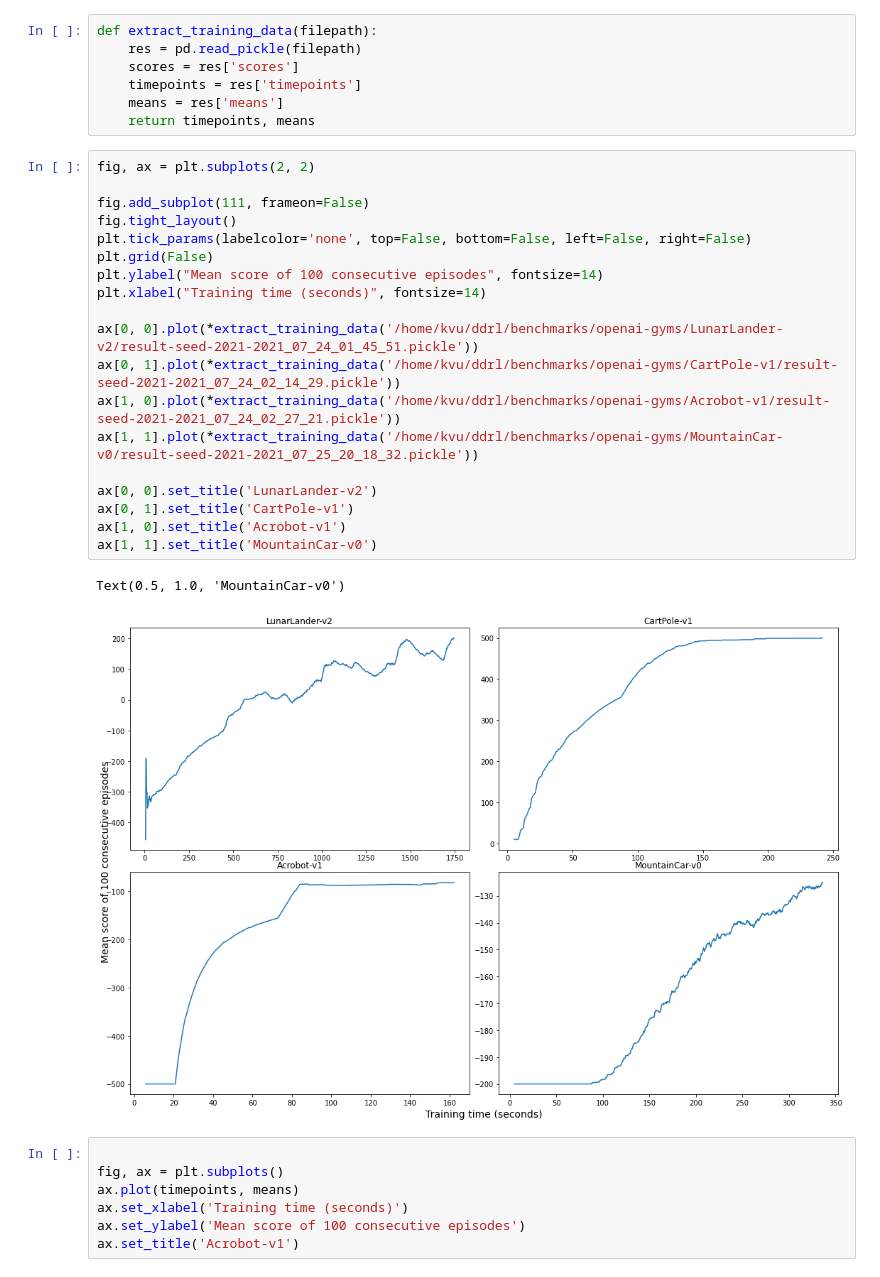
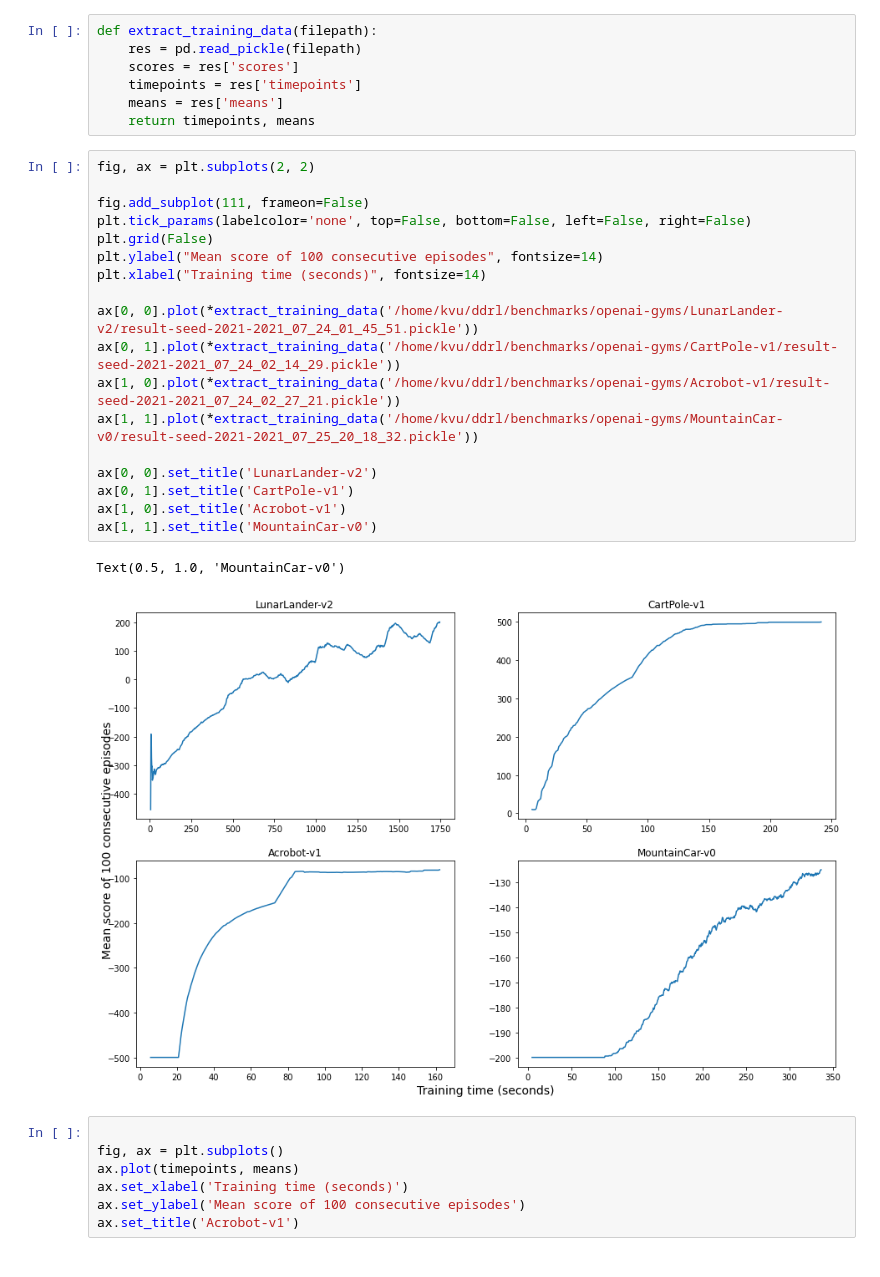
Before and after one commit to khanhvu207/ddrl, a Jupyter notebook: visualize.ipynb, the cells around one changed output. Cells and saved outputs as stored; diff of their text form.

```diff
--- a/visualize.ipynb
+++ b/visualize.ipynb
@@ -16,25 +16,24 @@ def extract_training_data(filepath):
 # %%
 fig, ax = plt.subplots(2, 2)
 
 fig.add_subplot(111, frameon=False)
-fig.tight_layout()
 plt.tick_params(labelcolor='none', top=False, bottom=False, left=False, right=False)
 plt.grid(False)
 plt.ylabel("Mean score of 100 consecutive episodes", fontsize=14)
 plt.xlabel("Training time (seconds)", fontsize=14)
 
 ax[0, 0].plot(*extract_training_data('/home/kvu/ddrl/benchmarks/openai-gyms/LunarLander-v2/result-seed-2021-2021_07_24_01_45_51.pickle'))
 ax[0, 1].plot(*extract_training_data('/home/kvu/ddrl/benchmarks/openai-gyms/CartPole-v1/result-seed-2021-2021_07_24_02_14_29.pickle'))
 ax[1, 0].plot(*extract_training_data('/home/kvu/ddrl/benchmarks/openai-gyms/Acrobot-v1/result-seed-2021-2021_07_24_02_27_21.pickle'))
 ax[1, 1].plot(*extract_training_data('/home/kvu/ddrl/benchmarks/openai-gyms/MountainCar-v0/result-seed-2021-2021_07_25_20_18_32.pickle'))
 
 ax[0, 0].set_title('LunarLander-v2')
 ax[0, 1].set_title('CartPole-v1')
 ax[1, 0].set_title('Acrobot-v1')
 ax[1, 1].set_title('MountainCar-v0')
 # %% [output]
 Text(0.5, 1.0, 'MountainCar-v0')
-[figure, old version]
+[figure, new version]
 # %%
 
 fig, ax = plt.subplots()
```
Also changed, not shown: 6 other files.
